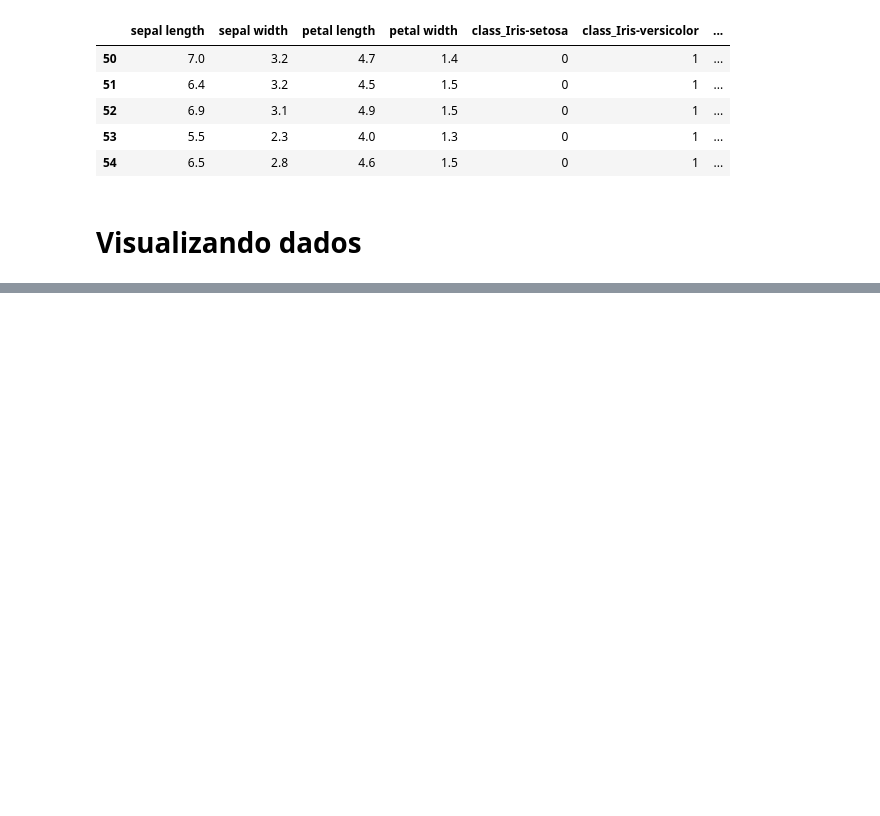
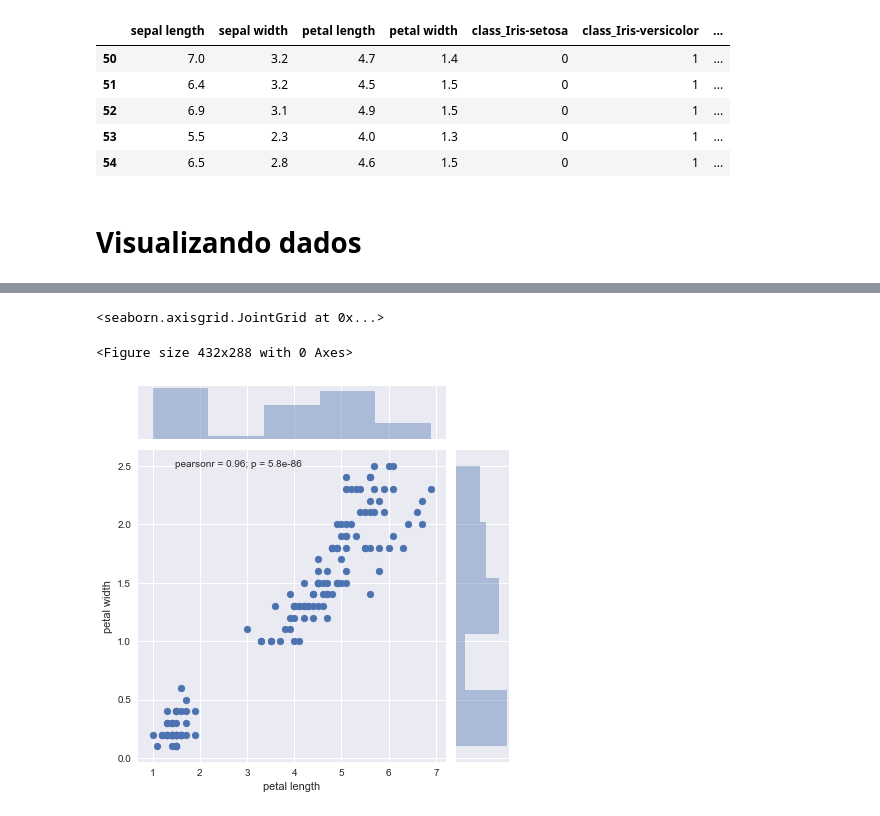
Before and after one commit to rodolfo-mendes/uci-data-analysis, a Jupyter notebook: Iris/Hands-on Iris.ipynb, the cells around one changed output, grey strips where cells are left out. Drawn from its saved outputs; the diff is of its cells as text; code cells hidden in the pictures; blank space fills up the shorter version.

```diff
--- a/Iris/Hands-on Iris.ipynb
+++ b/Iris/Hands-on Iris.ipynb
@@ -363,0 +371,7 @@ sns.boxplot(iris.drop(columns=['class']))
+# %%
+plt.figure()
+sns.jointplot(data=iris, x='petal length', y='petal width')
+# %% [output]
+<seaborn.axisgrid.JointGrid at 0x...>
+<Figure size 432x288 with 0 Axes>
+[figure, added]
```
Also changed, not shown: parts of 38 cells of this notebook.
